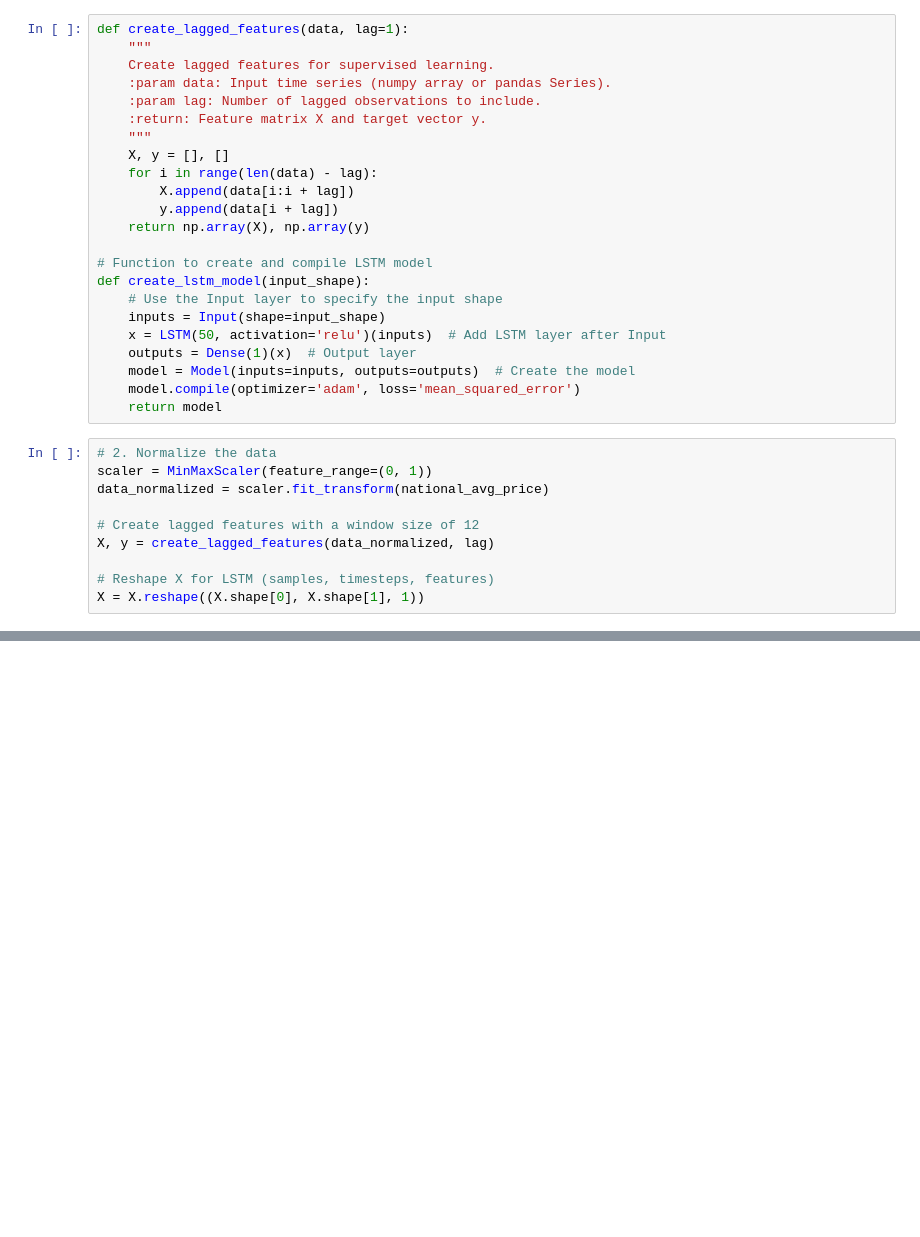
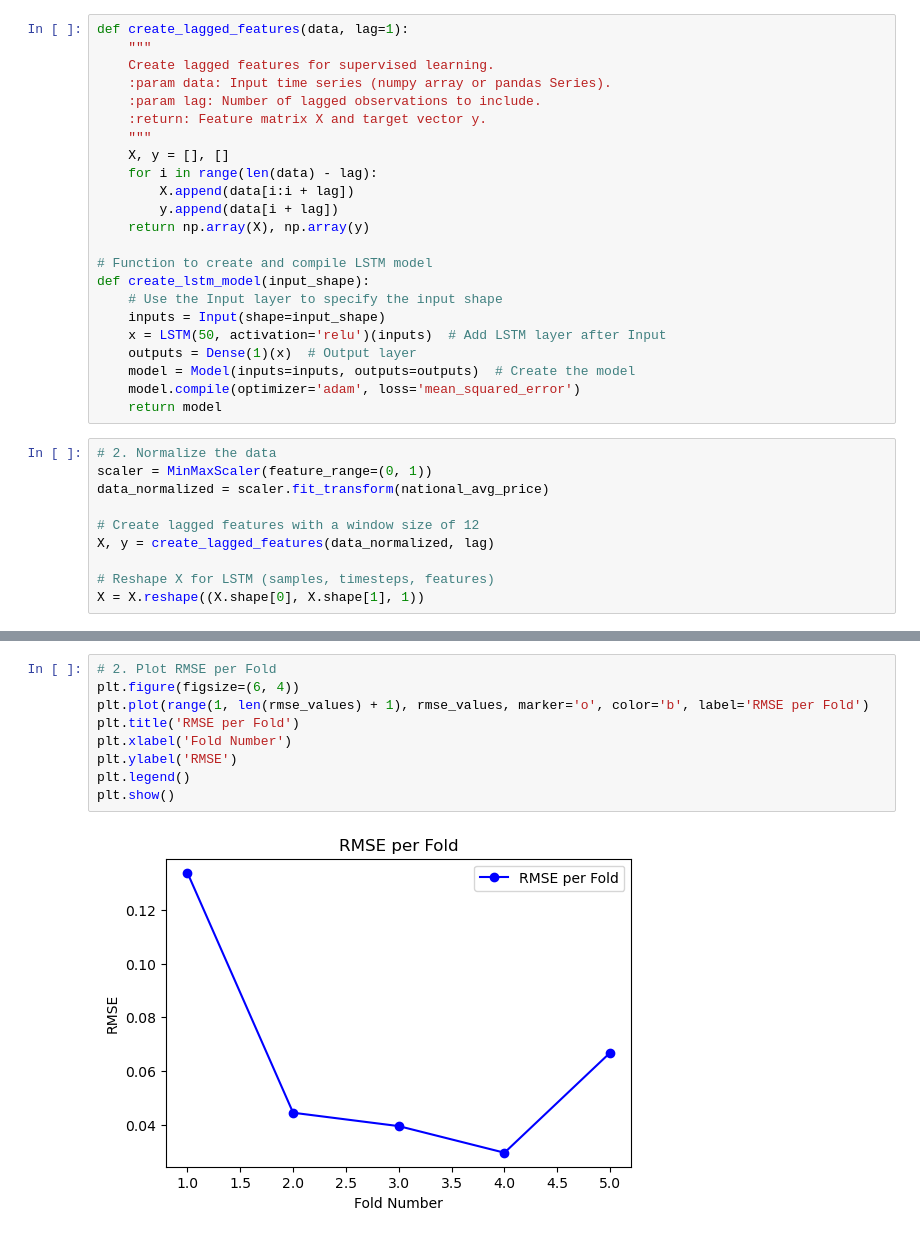
Before and after one commit to hnngocvo/STATS-207-Final-Project, a Jupyter notebook: LSTM.ipynb, the cells around one changed output, grey strips where cells are left out. Saved outputs shown, nothing was run; the diff lists cells and outputs as text; blank space fills up the shorter version.

```diff
--- a/LSTM.ipynb
+++ b/LSTM.ipynb
@@ -111,0 +154,11 @@ Average RMSE: 0.058040063002045714
+# %%
+# 2. Plot RMSE per Fold
+plt.figure(figsize=(6, 4))
+plt.plot(range(1, len(rmse_values) + 1), rmse_values, marker='o', color='b', label='RMSE per Fold')
+plt.title('RMSE per Fold')
+plt.xlabel('Fold Number')
+plt.ylabel('RMSE')
+plt.legend()
+plt.show()
+# %% [output]
+[figure, added]
```
Also changed, not shown: parts of 3 cells of this notebook.
